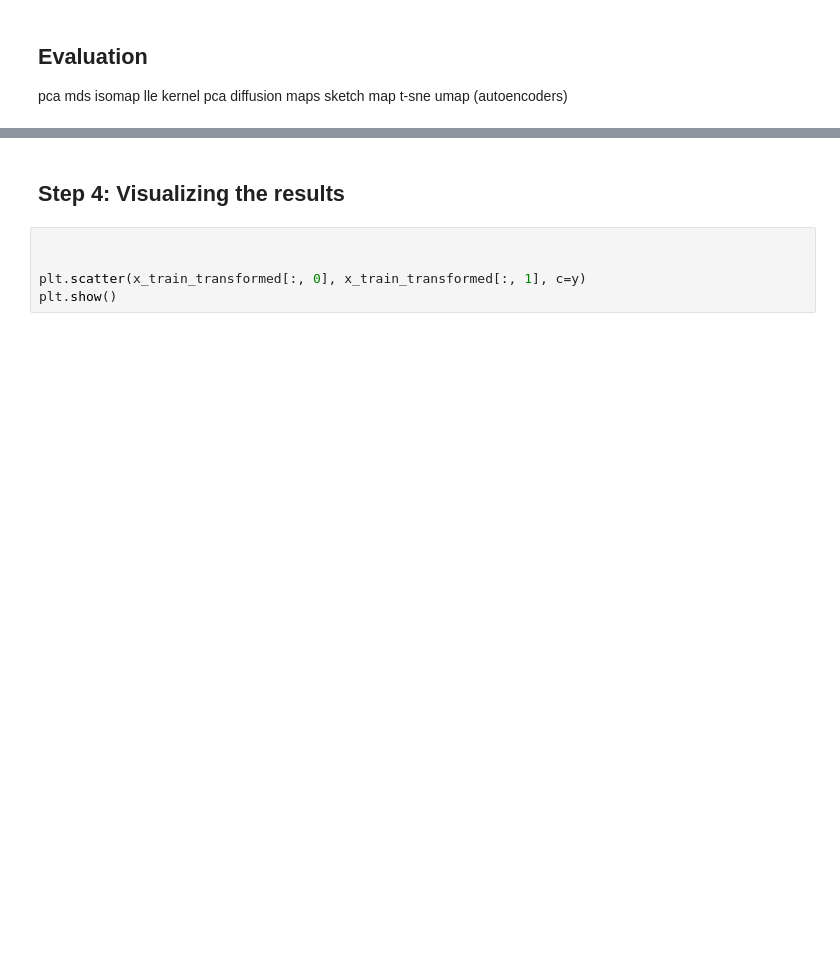
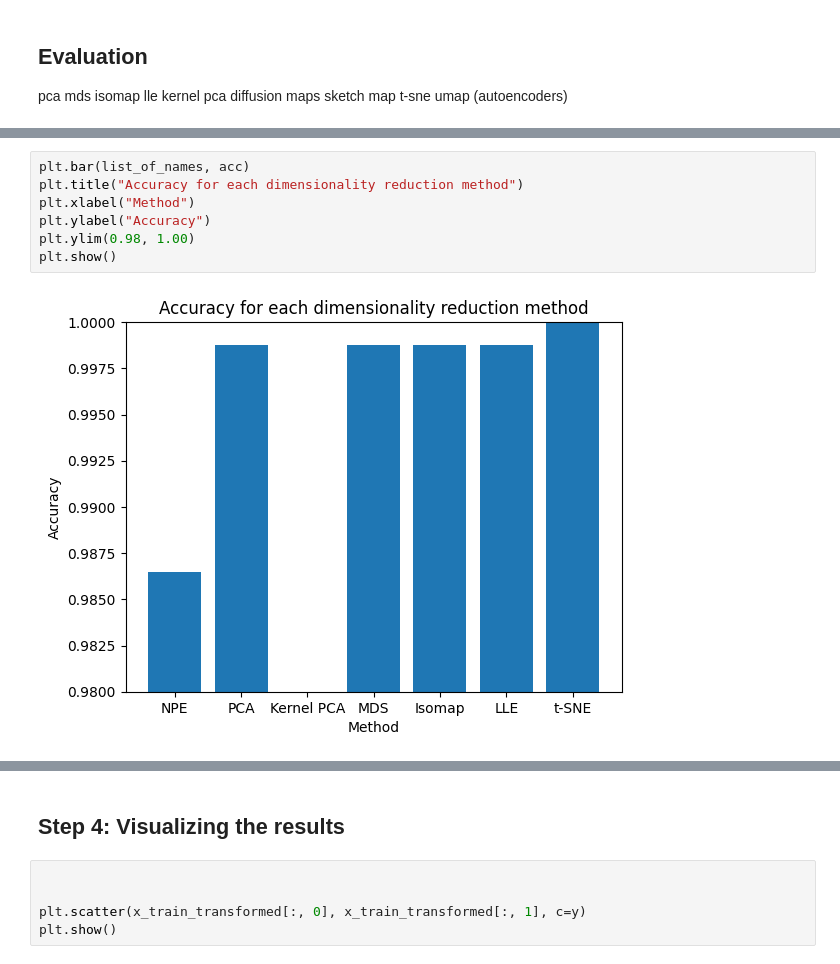
Before and after one commit to thomasverardo/NPE, a Jupyter notebook: NPE_implementation.ipynb, the cells around one changed output, grey strips where cells are left out. Saved outputs shown, nothing was run; the diff lists cells and outputs as text; blank space fills up the shorter version.

```diff
--- a/NPE_implementation.ipynb
+++ b/NPE_implementation.ipynb
@@ -255,0 +289,9 @@ x_train_transformed_spectral_embedding = spectral_embedding.fit_transform(X)
+# %%
+plt.bar(list_of_names, acc)
+plt.title("Accuracy for each dimensionality reduction method")
+plt.xlabel("Method")
+plt.ylabel("Accuracy")
+plt.ylim(0.98, 1.00)
+plt.show()
+# %% [output]
+[figure, added]
```
Also changed, not shown: parts of 21 cells of this notebook, 2 other files.
